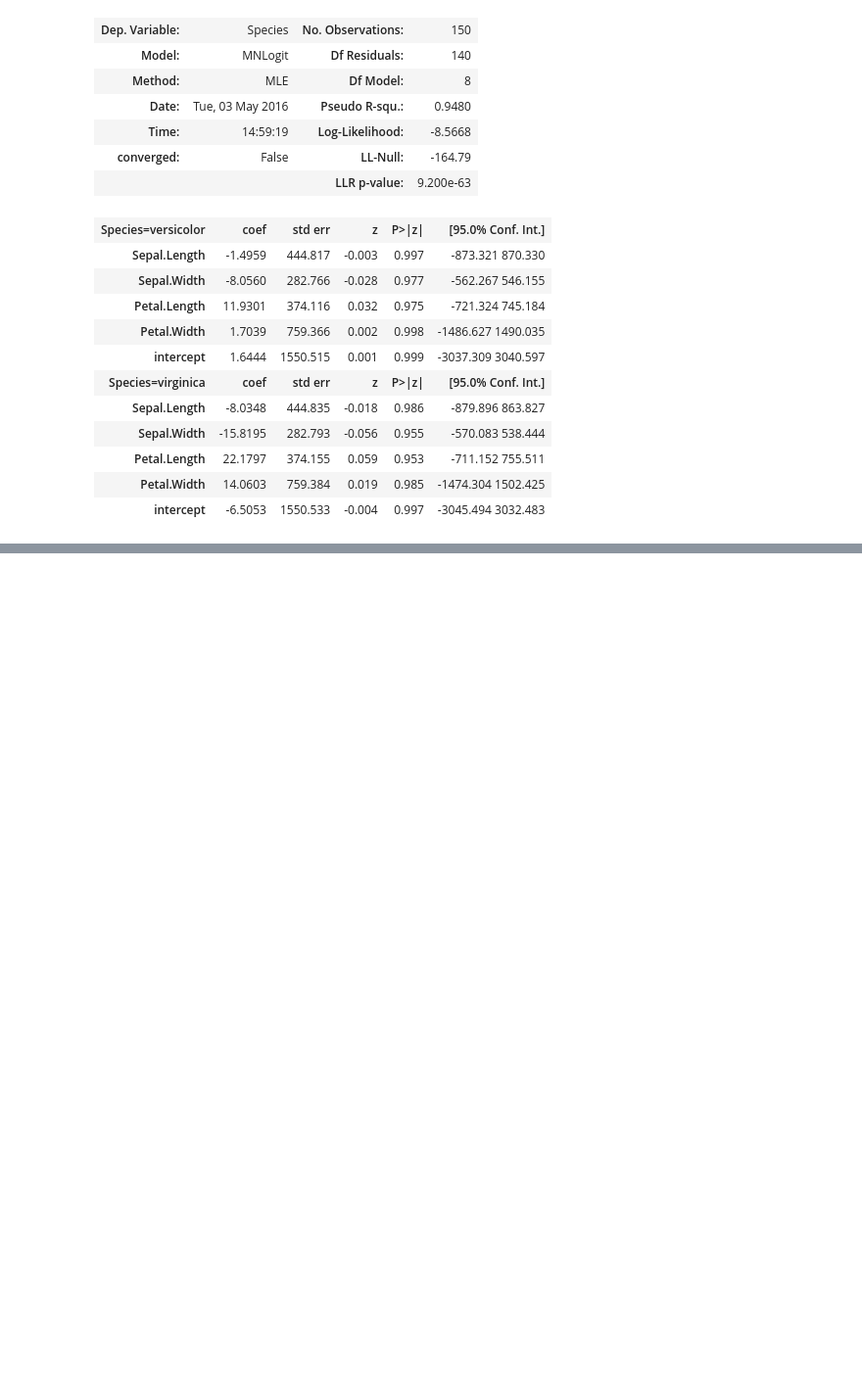
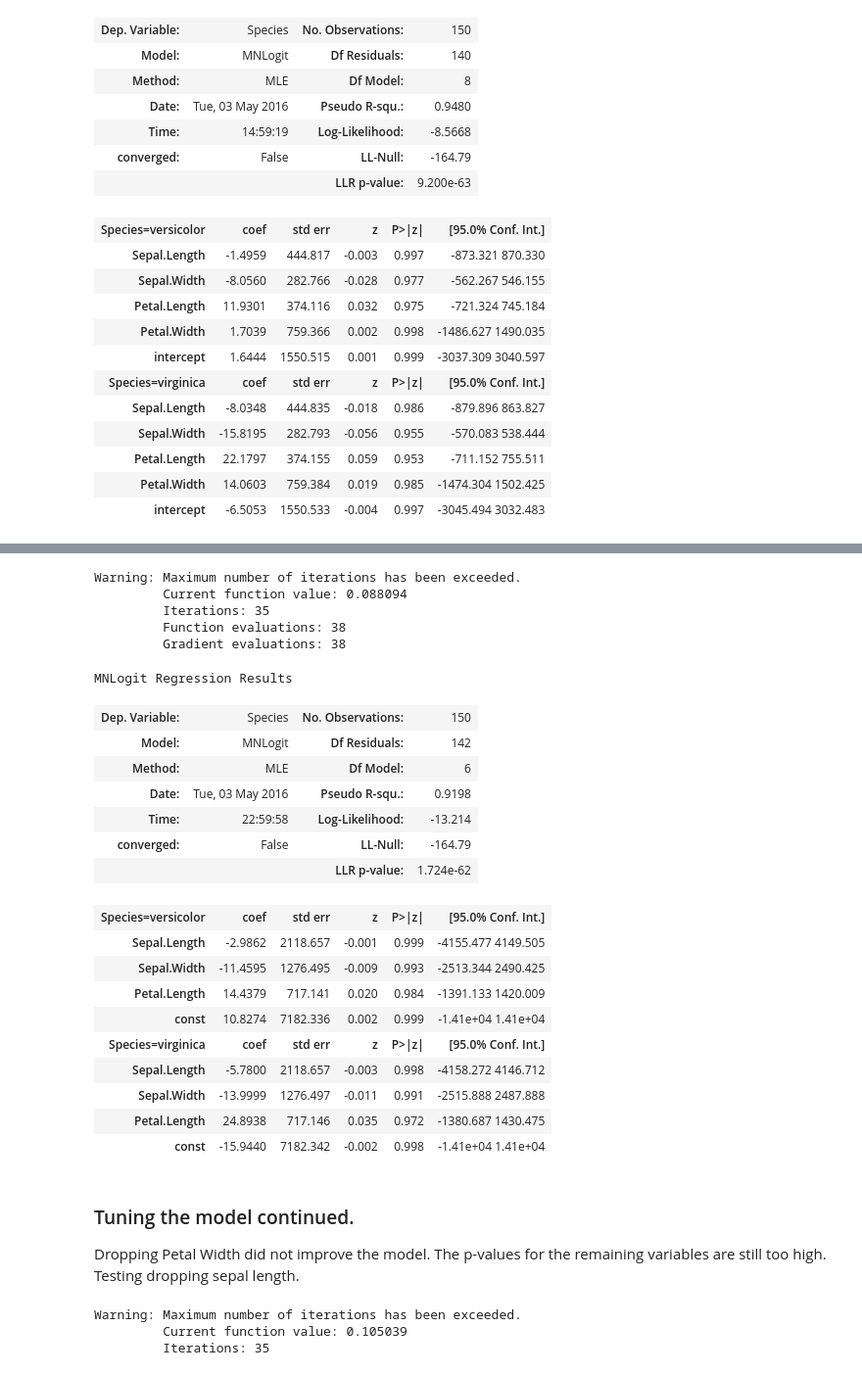
Before and after one commit to nayana487/logistic_regression_lab, a Jupyter notebook: 2.2-lab/code/starter-code/week4-2.2-Ameet.ipynb, the cells around one changed output, grey strips where cells are left out. Shown: that part at 98% size. Drawn from its saved outputs; the diff is of its cells as text; code cells hidden in the pictures; blank space fills up the shorter version.

Commit message:
Tuned the MNLogit models, settled upon two variable MNLogit.

```diff
--- a/2.2-lab/code/starter-code/week4-2.2-Ameet.ipynb
+++ b/2.2-lab/code/starter-code/week4-2.2-Ameet.ipynb
@@ -127,0 +101,43 @@ The models' coefficients are distance from
+# %%
+#So let's consider tuning the model by taking out petal_width.
+
+X_new = iris.data.ix[:, 0:3]
+
+#Add constant
+
+X_new = st.add_constant(X_new, prepend = False)
+
+#Declar the model
+MNlogit2 = st.MNLogit(y, X_new)
+# %%
+#Fitted the model and printed summary stats
+result2 = MNlogit2.fit(method = 'bfgs')
+result2.summary()
+# %% [output]
+Warning: Maximum number of iterations has been exceeded.
+         Current function value: 0.088094
+         Iterations: 35
+         Function evaluations: 38
+         Gradient evaluations: 38
+MNLogit Regression Results
+| Dep. Variable: | Species | No. Observations: | 150 |
+| Model: | MNLogit | Df Residuals: | 142 |
+| Method: | MLE | Df Model: | 6 |
+| Date: | Tue, 03 May 2016 | Pseudo R-squ.: | 0.9198 |
+| Time: | 22:59:58 | Log-Likelihood: | -13.214 |
+| converged: | False | LL-Null: | -164.79 |
+|  |  | LLR p-value: | 1.724e-62 |
+| Species=versicolor | coef | std err | z | P>|z| | [95.0% Conf. Int.] |
+| Sepal.Length | -2.9862 | 2118.657 | -0.001 | 0.999 | -4155.477 4149.505 |
+| Sepal.Width | -11.4595 | 1276.495 | -0.009 | 0.993 | -2513.344 2490.425 |
+| Petal.Length | 14.4379 | 717.141 | 0.020 | 0.984 | -1391.133 1420.009 |
+| const | 10.8274 | 7182.336 | 0.002 | 0.999 | -1.41e+04 1.41e+04 |
+| Species=virginica | coef | std err | z | P>|z| | [95.0% Conf. Int.] |
+| Sepal.Length | -5.7800 | 2118.657 | -0.003 | 0.998 | -4158.272 4146.712 |
+| Sepal.Width | -13.9999 | 1276.497 | -0.011 | 0.991 | -2515.888 2487.888 |
+| Petal.Length | 24.8938 | 717.146 | 0.035 | 0.972 | -1380.687 1430.475 |
+| const | -15.9440 | 7182.342 | -0.002 | 0.998 | -1.41e+04 1.41e+04 |
+# %% [markdown]
+### Tuning the model continued.
+
+Dropping Petal Width did not improve the model. The p-values for the remaining variables are still too high. Testing dropping sepal length.
@@ -127,0 +153,8 @@ The models' coefficients are distance from
+# %%
+#Fit the model and results
+#Note that I did not get an Nan back, so no need to switch to a model like bfgs.
+results3 = MNlogit3.fit()
+# %% [output]
+Warning: Maximum number of iterations has been exceeded.
+         Current function value: 0.105039
+         Iterations: 35
```
Also changed, not shown: parts of 19 cells of this notebook.
